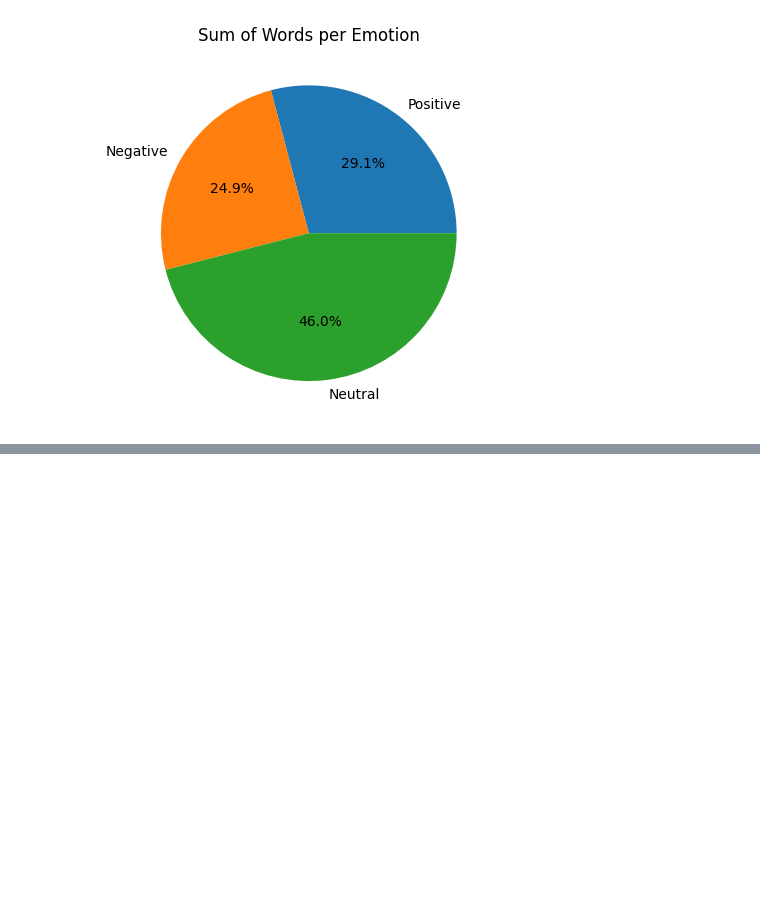
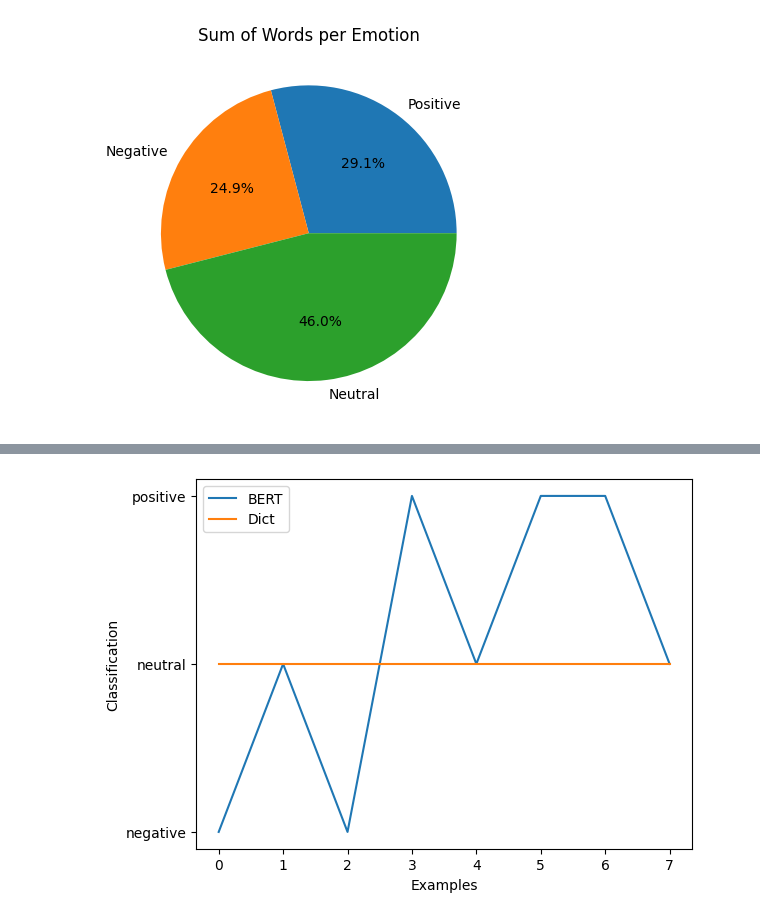
Before and after one commit to LaviniaSD/NPL---SPX, a Jupyter notebook: analise_dicionarios.ipynb, the cells around one changed output, grey strips where cells are left out. Cells and saved outputs as stored; diff of their text form; code cells hidden in the pictures; blank space fills up the shorter version.

Commit message:
Comparando bert e dicionarios

```diff
--- a/analise_dicionarios.ipynb
+++ b/analise_dicionarios.ipynb
@@ -342,0 +350,6 @@ plt.show()
+# %%
+model = BertForSequenceClassification.from_pretrained("ProsusAI/finbert", num_labels=3)
+tokenizer = BertTokenizer.from_pretrained("ProsusAI/finbert")
+labels = model.config.id2label
+print("Maximum sequence length of 512 tokens")
+print("Etiquetas do modelo:", labels)
@@ -342,0 +402,14 @@ plt.show()
+# %%
+emo_dict_score = []
+
+for exemplo, exemplo_label in zip(exemplo_list, exemplo_labels):
+  exemplo = exemplo.split(",")
+  sum_states = []
+  for sentence in exemplo:
+    sent, sum_states = get_sentiment_double(sentence, sum_states)
+  sum_states = np.sum(sum_states, axis=0)
+  emo_dict_score.append(sum_states)
+  prediction = labels[np.argmax(sum_states)]
+  print("Last hidden states: ", sum_states)
+  print("Prediction: ", prediction, end="               ")
+  print("True Value: ", exemplo_label)
@@ -342,0 +433,61 @@ plt.show()
+# %%
+import matplotlib.pyplot as plt
+
+# Dados de exemplo
+exemplos = exemplo_list
+classificacoes = exemplo_labels
+
+# Criar figura e eixos
+fig, ax = plt.subplots()
+
+# Plotar gráfico de linhas
+# ax.plot(exemplos, classificacoes, label='BERT')
+# ax.plot(exemplos, classificacoes, label='Dict')
+
+# Definir rótulos dos eixos
+ax.set_xlabel('Exemplos')
+ax.set_ylabel('Classificação')
+
+# Adicionar legenda
+ax.legend()
+
+# Exibir o gráfico
+import matplotlib.pyplot as plt
+
+# Extract the scores from emo_bert_score and emo_dict_score
+bert_scores = [np.argmax(score) for score in emo_bert_score]
+for i in range(len(bert_scores)):
+    if bert_scores[i] == 0:
+        bert_scores[i] = "positive"
+    elif bert_scores[i] == 1:
+        bert_scores[i] = "negative"
+    else:
+        bert_scores[i] = "neutral"
+print(bert_scores)
+dict_scores = [np.argmax(score) for score in emo_dict_score]
+for i in range(len(dict_scores)):
+    if dict_scores[i] == 0:
+        dict_scores[i] = "positive"
+    elif dict_scores[i] == 1:
+        dict_scores[i] = "negative"
+    else:
+        dict_scores[i] = "neutral"
+print(dict_scores)
+
+# Create the x-axis values (examples)
+examples = range(len(bert_scores))
+
+# Create the line graph
+plt.plot(examples, bert_scores, label='BERT')
+plt.plot(examples, dict_scores, label='Dict')
+
+# Set the labels for the x-axis and y-axis
+plt.xlabel('Examples')
+plt.ylabel('Classification')
+
+# Add a legend
+plt.legend()
+
+# Show the graph
+plt.show()
+# %% [output]
@@ -342,0 +497 @@ plt.show()
+[figure, added]
```
Also changed, not shown: parts of 11 cells of this notebook.
